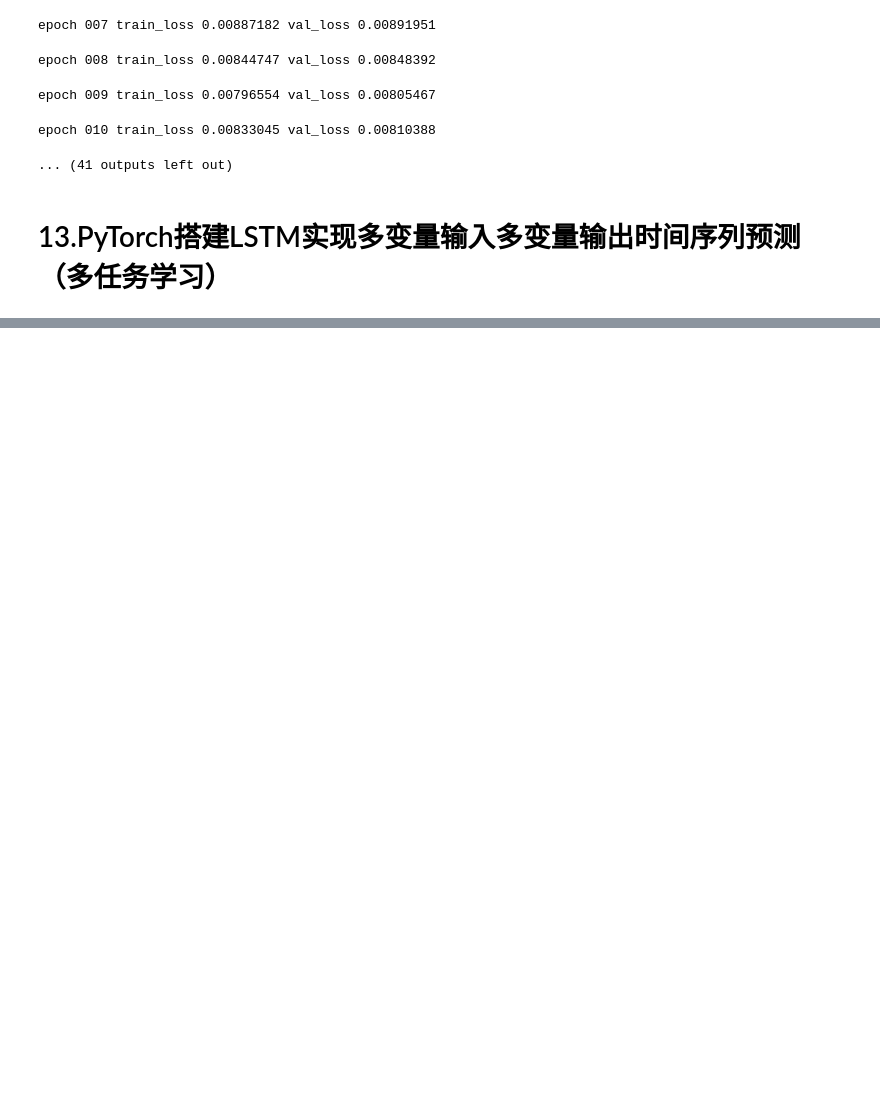
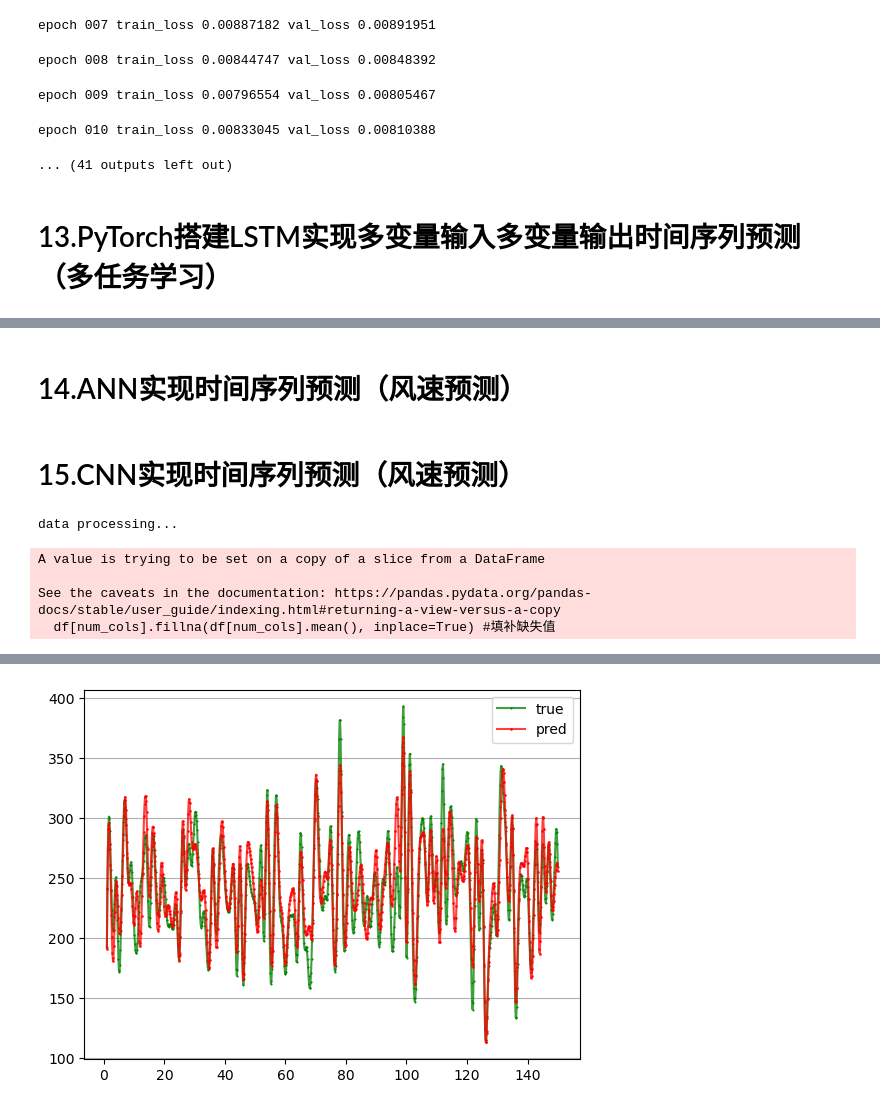
Before and after one commit to Luious-LYH/Time-forecast, a Jupyter notebook: code/2.notebook整合.ipynb, the cells around one changed output, grey strips where cells are left out. Drawn from its saved outputs; the diff is of its cells as text; code cells hidden in the pictures; blank space fills up the shorter version.

```diff
--- a/code/2.notebook整合.ipynb
+++ b/code/2.notebook整合.ipynb
@@ -573,6 +695,21 @@ def get_val_loss(args, model, Val):
             val_loss.append(loss.item())
 
     return np.mean(val_loss)
+
+
+def CNN_get_val_loss(model, Val):
+    model.eval()
+    loss_function = nn.MSELoss().to(device)
+    val_loss = []
+    for (seq, label) in Val:
+        with torch.no_grad():
+            seq = seq.to(device)
+            label = label.to(device)
+            y_pred = model(seq)
+            loss = loss_function(y_pred, label)
+            val_loss.append(loss.item())
+
+    return np.mean(val_loss)
 # %%
 import random
 # 用于设置随机种子，以确保在训练模型时的可重复性
@@ -1411,0 +1639,63 @@ AttributeError: 'NoneType' object has no attribute 'state_dict'
+# %% [markdown]
+# 14.ANN实现时间序列预测（风速预测）
+# %% [markdown]
+# 15.CNN实现时间序列预测（风速预测）
+# %%
+path = os.path.abspath(os.path.dirname(os.getcwd()))
+CNN_PATH = path + '/models/mtl.pkl'
+CNN_PATH = CNN_PATH.replace("\\", "/") #torch.save()不能保存windows路径，需要替换
+
+# 数据处理
+def nn_seq(file_name, B):
+    print('data processing...')
+    dataset = load_data(file_name)
+    # split
+    train = dataset[:int(len(dataset) * 0.6)]
+    val = dataset[int(len(dataset) * 0.6):int(len(dataset) * 0.8)]
+    test = dataset[int(len(dataset) * 0.8):len(dataset)]
+    m, n = np.max(train[train.columns[1]]), np.min(train[train.columns[1]])
+
+    def process(data):
+        load = data[data.columns[1]]  # 第二列是负荷
+        data = data.values.tolist()
+        load = (load - n) / (m - n)  # 归一化
+        load = load.tolist()
+        # 将过去24个时刻的特征和下一个时刻的目标值组合成一个样本
+        seq = []
+        for i in range(len(data) - 24):
+            train_seq = []
+            train_label = []
+            for j in range(i, i + 24):
+                x = [load[j]]
+                for c in range(2, 8):
+                    x.append(data[j][c])
+                train_seq.append(x)
+            train_label.append(load[i + 24])
+            train_seq = torch.FloatTensor(train_seq)
+            train_label = torch.FloatTensor(train_label).view(-1)
+            seq.append((train_seq, train_label))
+
+        seq = MyDataset(seq)  # 封装数据
+
+        seq = DataLoader(dataset=seq, batch_size=B, shuffle=True, num_workers=0, drop_last=True)  # 批量加载数据
+
+        return seq
+
+    Dtr = process(train)
+    Val = process(val)
+    Dte = process(test)
+
+    return Dtr, Val, Dte, m, n
+
+file_name='data.csv'
+# 批处理大小和输入数据的维度
+B, input_size = 15, 7
+Dtr, Val, Dte, MAX, MIN = nn_seq(file_name, B)
+CNN_train(Dtr, Val,CNN_PATH)
+CNN_test(Dte, MAX, MIN,CNN_PATH)
+# %% [output]
+data processing...
+A value is trying to be set on a copy of a slice from a DataFrame
+
+See the caveats in the documentation: https://pandas.pydata.org/pandas-docs/stable/user_guide/indexing.html#returning-a-view-versus-a-copy
+  df[num_cols].fillna(df[num_cols].mean(), inplace=True) #填补缺失值
@@ -1411,0 +1719 @@ AttributeError: 'NoneType' object has no attribute 'state_dict'
+[figure, added]
```
Also changed, not shown: parts of 18 cells of this notebook, 9 other files.
